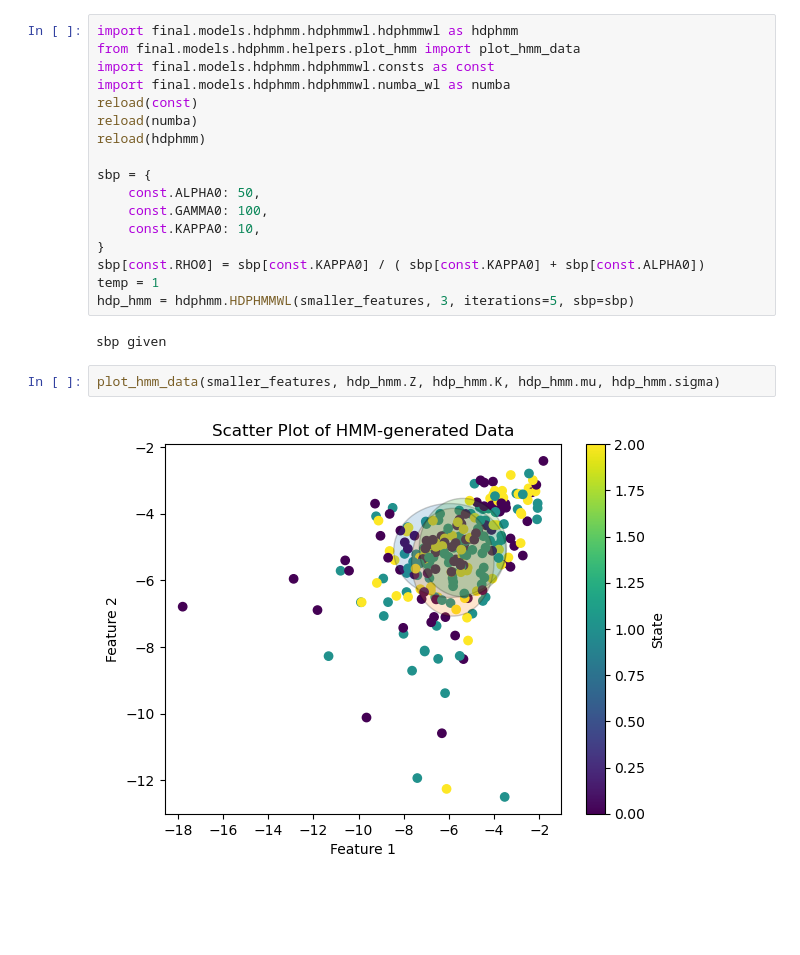
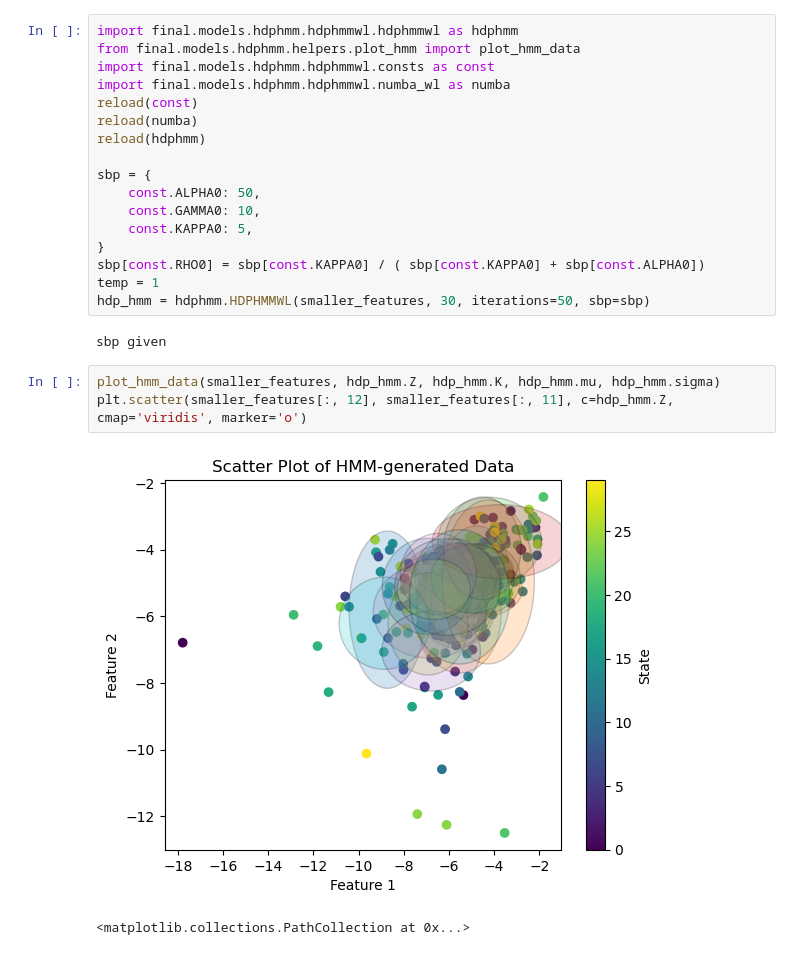
Before and after one commit to Davidjames9610/ubm, a Jupyter notebook: final/models/hdphmm/hdphmmwl/testing/whale_data_wl_test_1.ipynb, the cells around one changed output. Drawn from its saved outputs; the diff is of its cells as text; blank space fills up the shorter version.

Commit message:
using hmm learn fast functions with wl hdphmm looks good

```diff
--- a/final/models/hdphmm/hdphmmwl/testing/whale_data_wl_test_1.ipynb
+++ b/final/models/hdphmm/hdphmmwl/testing/whale_data_wl_test_1.ipynb
@@ -69,15 +69,17 @@ reload(hdphmm)
 
 sbp = {
     const.ALPHA0: 50,
-    const.GAMMA0: 100,
-    const.KAPPA0: 10,
+    const.GAMMA0: 10,
+    const.KAPPA0: 5,
 }
 sbp[const.RHO0] = sbp[const.KAPPA0] / ( sbp[const.KAPPA0] + sbp[const.ALPHA0])
 temp = 1
-hdp_hmm = hdphmm.HDPHMMWL(smaller_features, 3, iterations=5, sbp=sbp)
+hdp_hmm = hdphmm.HDPHMMWL(smaller_features, 30, iterations=50, sbp=sbp)
 # %% [output]
 sbp given
 # %%
 plot_hmm_data(smaller_features, hdp_hmm.Z, hdp_hmm.K, hdp_hmm.mu, hdp_hmm.sigma)
+plt.scatter(smaller_features[:, 12], smaller_features[:, 11], c=hdp_hmm.Z, cmap='viridis', marker='o')
 # %% [output]
-[figure, old version]
+[figure, new version]
+<matplotlib.collections.PathCollection at 0x...>
```
Also changed, not shown: parts of 4 cells of this notebook, 4 other files.
